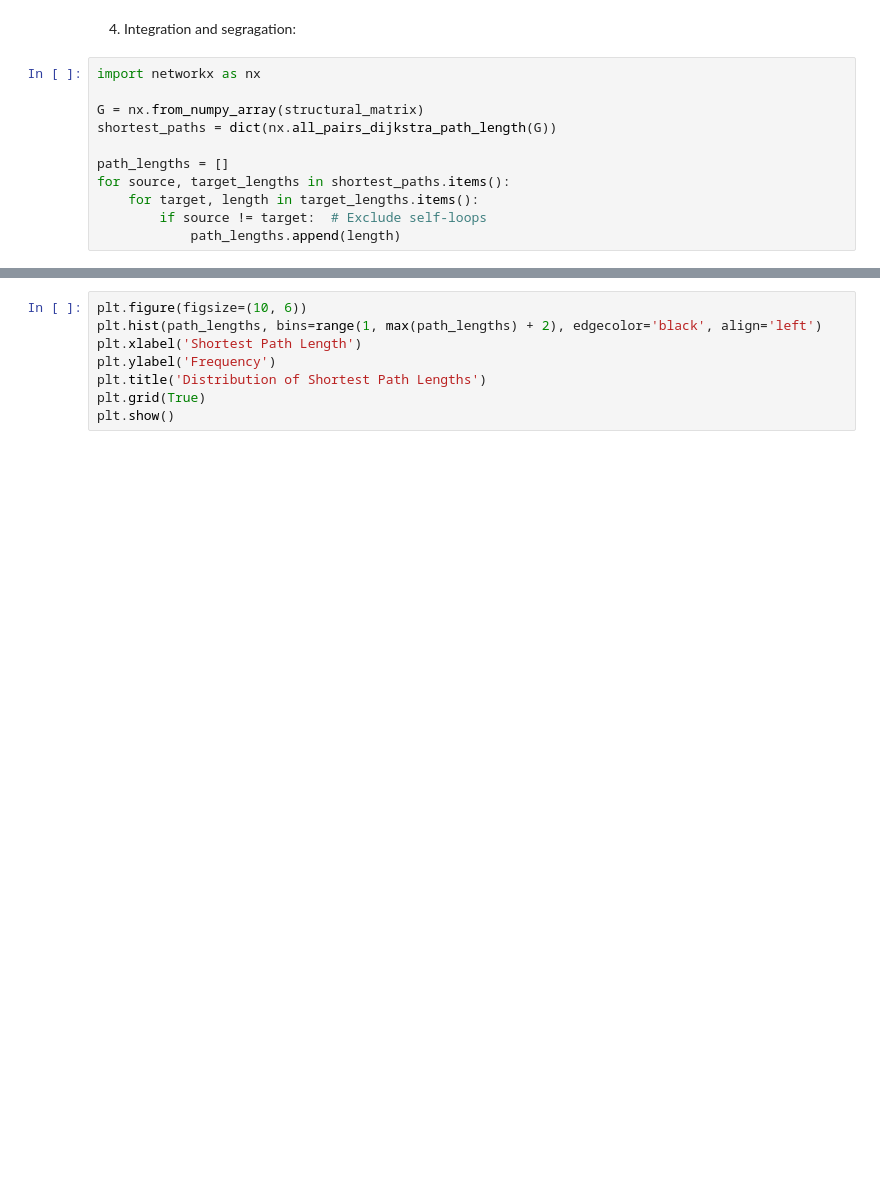
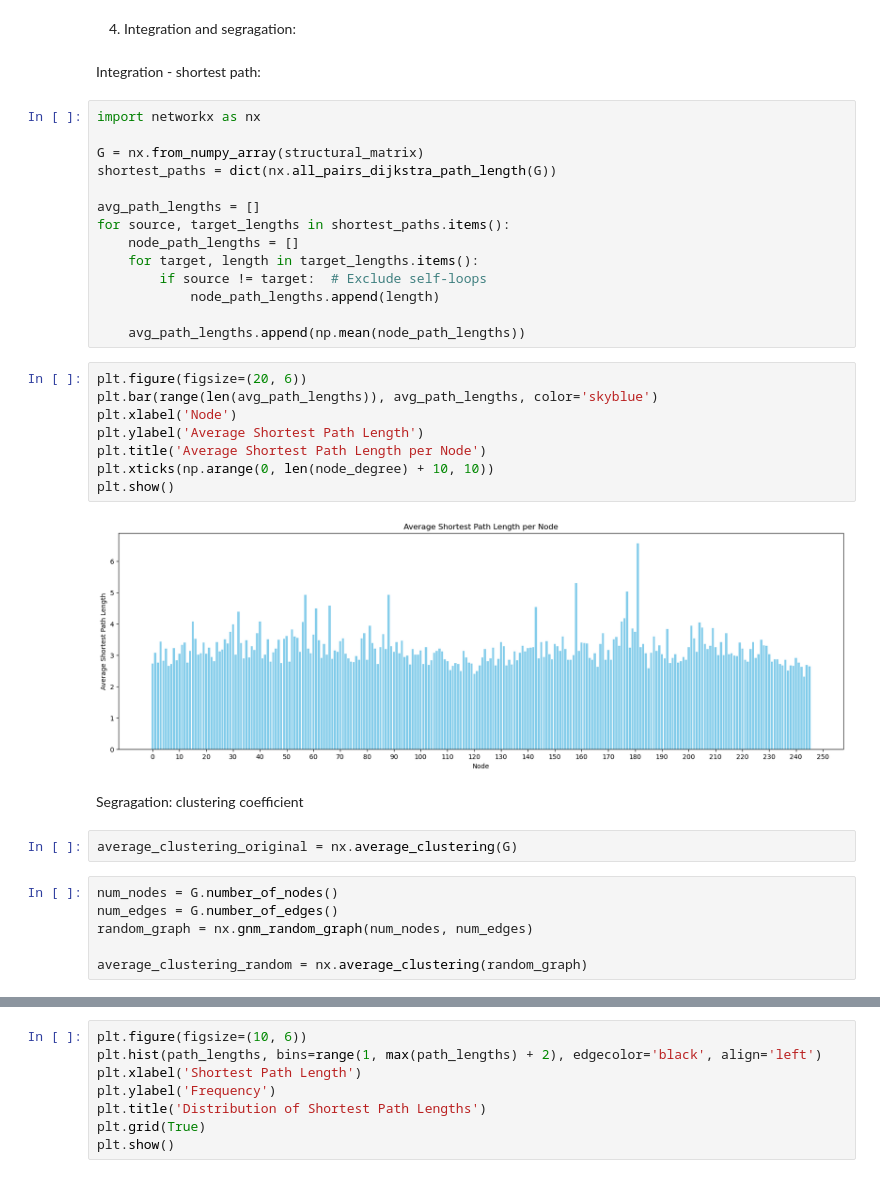
Before and after one commit to chenlrv/brain-networks-and-graphs, a Jupyter notebook: assignment.ipynb, the cells around one changed output, grey strips where cells are left out. Cells and saved outputs as stored; diff of their text form; blank space fills up the shorter version.

Commit message:
Shortest Path and Clustering Coefficients

```diff
--- a/assignment.ipynb
+++ b/assignment.ipynb
@@ -144,14 +144,39 @@ plt.show()
 [figure]
 # %% [markdown]
 4. Integration and segragation:
+# %% [markdown]
+Integration - shortest path:
 # %%
 import networkx as nx
 
 G = nx.from_numpy_array(structural_matrix)
 shortest_paths = dict(nx.all_pairs_dijkstra_path_length(G))
 
-path_lengths = []
+avg_path_lengths = []
 for source, target_lengths in shortest_paths.items():
+    node_path_lengths = []
     for target, length in target_lengths.items():
         if source != target:  # Exclude self-loops
-            path_lengths.append(length)
+            node_path_lengths.append(length)
+
+    avg_path_lengths.append(np.mean(node_path_lengths))
+# %%
+plt.figure(figsize=(20, 6))
+plt.bar(range(len(avg_path_lengths)), avg_path_lengths, color='skyblue')
+plt.xlabel('Node')
+plt.ylabel('Average Shortest Path Length')
+plt.title('Average Shortest Path Length per Node')
+plt.xticks(np.arange(0, len(node_degree) + 10, 10))
+plt.show()
+# %% [output]
+[figure, added]
+# %% [markdown]
+Segragation: clustering coefficient
+# %%
+average_clustering_original = nx.average_clustering(G)
+# %%
+num_nodes = G.number_of_nodes()
+num_edges = G.number_of_edges()
+random_graph = nx.gnm_random_graph(num_nodes, num_edges)
+
+average_clustering_random = nx.average_clustering(random_graph)
```
Also changed, not shown: parts of 3 cells of this notebook.
